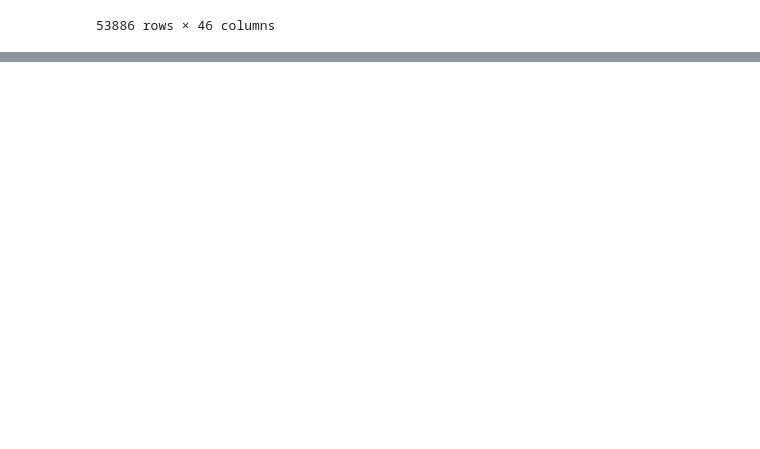
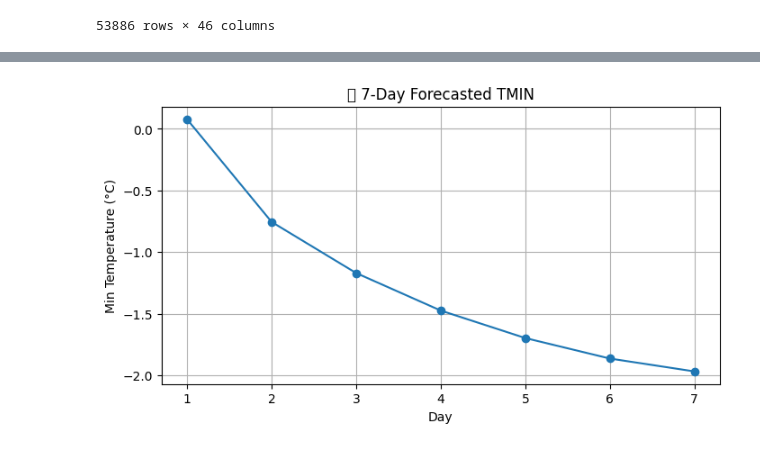
Before and after one commit to loki-k4/BlizzardX, a Jupyter notebook: Notebooks/model.ipynb, the cells around one changed output, grey strips where cells are left out. Cells and saved outputs as stored; diff of their text form; code cells hidden in the pictures; blank space fills up the shorter version.

```diff
--- a/Notebooks/model.ipynb
+++ b/Notebooks/model.ipynb
@@ -372,0 +366,12 @@ print(forecasted_tmin.round(2))
+# %%
+import matplotlib.pyplot as plt
+
+plt.figure(figsize=(8, 4))
+plt.plot(range(1, n_days+1), forecasted_tmin, marker='o')
+plt.title('📆 7-Day Forecasted TMIN')
+plt.xlabel('Day')
+plt.ylabel('Min Temperature (°C)')
+plt.grid(True)
+plt.show()
+# %% [output]
+[figure, added]
```
Also changed, not shown: parts of 18 cells of this notebook, 53 other files.
